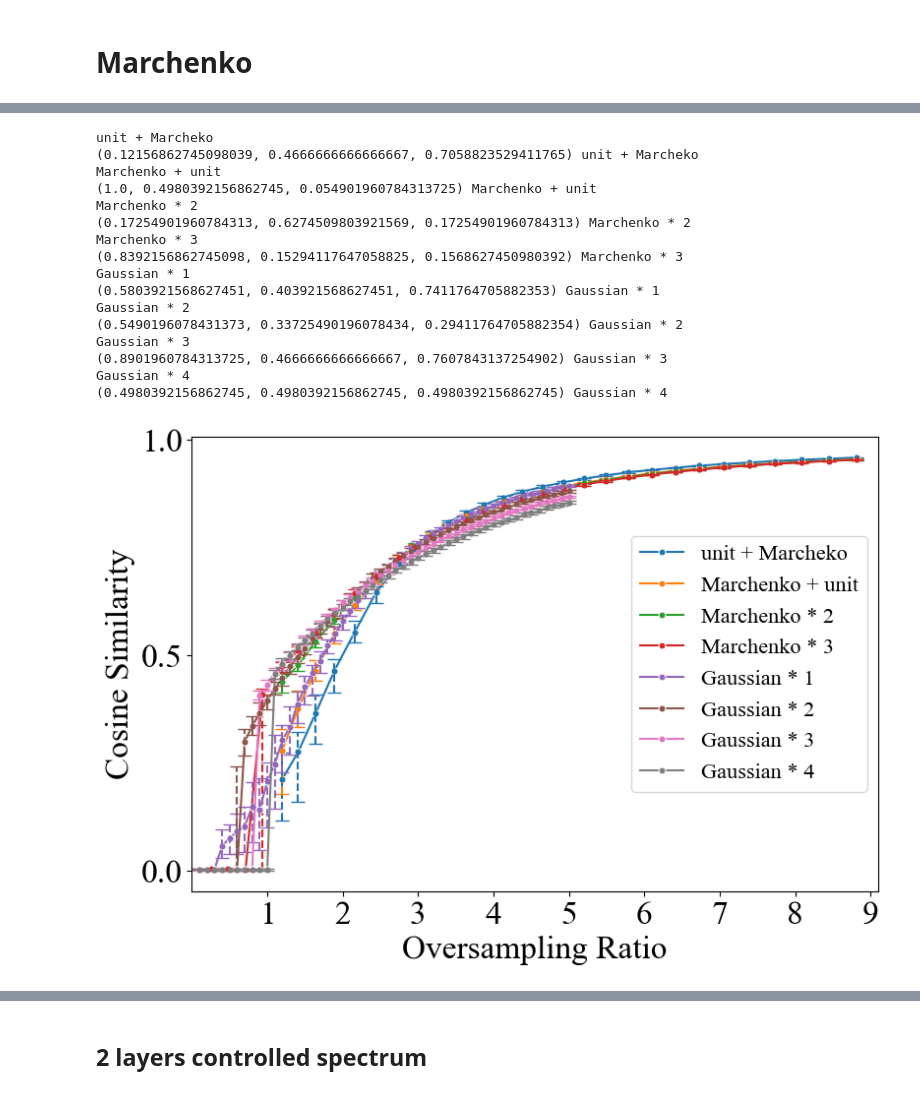
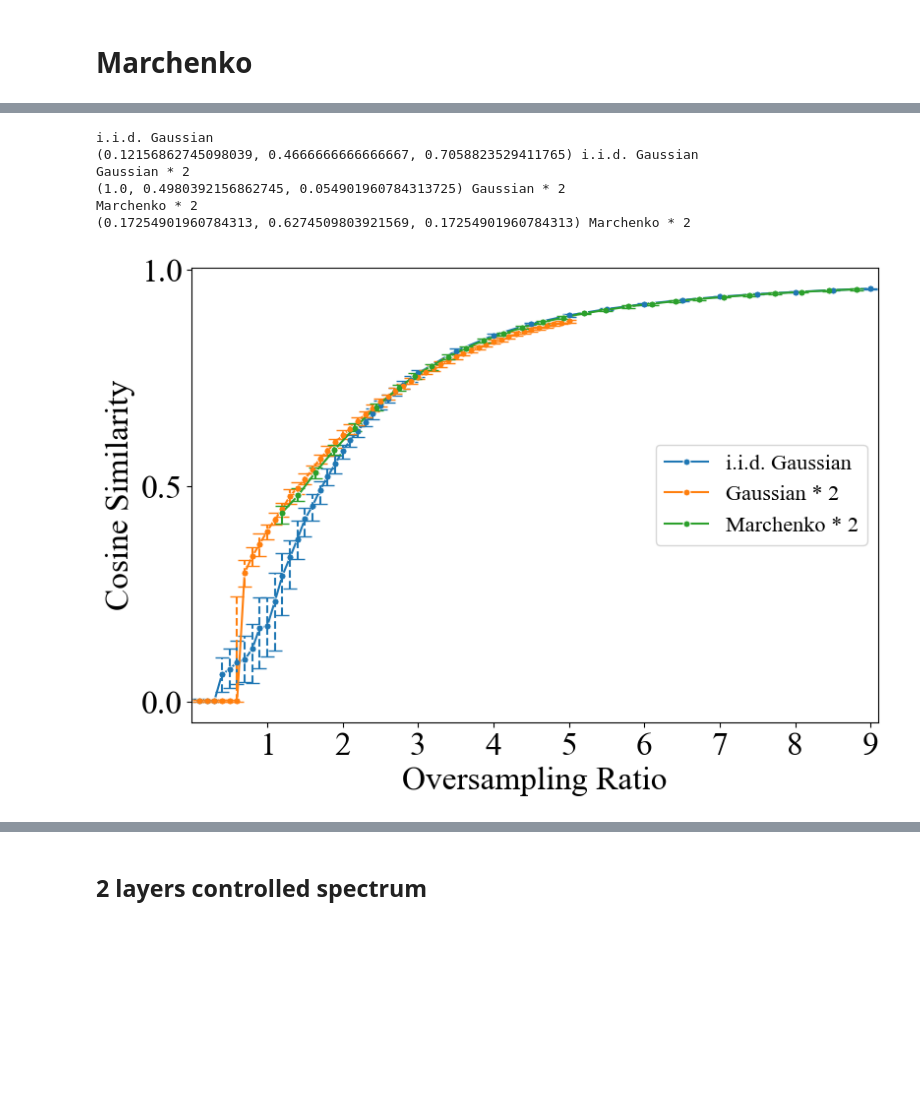
Before and after one commit to zhiyhucode/deepinv, a Jupyter notebook: experimental/notebooks/visualization.ipynb, the cells around one changed output, grey strips where cells are left out. Cells and saved outputs as stored; diff of their text form; code cells hidden in the pictures; blank space fills up the shorter version.

```diff
--- a/experimental/notebooks/visualization.ipynb
+++ b/experimental/notebooks/visualization.ipynb
@@ -989,95 +984,43 @@ clean_df([df_uniform_marchenko, df_marchenko_uniform, df_marchenko_uniform_unifo
 # %%
 # plot
 plot_error_bars(
     oversamplings=[
-        #df_gaussian["oversampling_ratio"],
-        df_uniform_marchenko["oversampling_ratio"],
-        df_marchenko_uniform["oversampling_ratio"],
-        # df_marchenko_uniform_uniform["oversampling_ratio"],
+        df_gaussian["oversampling_ratio"],
+        df_gaussian_2["oversampling_ratio"],
         df_marchenko_square["oversampling_ratio"],
-        df_marchenko_cubic["oversampling_ratio"],
-        # df_marchenko_5["oversampling_ratio"],
-        # df_marchenko_6["oversampling_ratio"],
-        df_gaussian_1["oversampling_ratio"],
-        df_gaussian_2["oversampling_ratio"],
-        df_gaussian_3["oversampling_ratio"],
-        df_gaussian_4["oversampling_ratio"],
-        # df_uniform_phase["oversampling_ratio"],
-        # df_semicircle_02["oversampling_ratio"],
-        # df_semicircle_04["oversampling_ratio"],
-        # df_semicircle_06["oversampling_ratio"],
-        # df_semicircle_08["oversampling_ratio"],
     ],
     datasets=[
-        #df_gaussian,
-        df_uniform_marchenko,
-        df_marchenko_uniform,
-        # df_marchenko_uniform_uniform,
+        df_gaussian,
+        df_gaussian_2,
         df_marchenko_square,
-        df_marchenko_cubic,
-        # df_marchenko_5,
-        # df_marchenko_6,
-        df_gaussian_1,
-        df_gaussian_2,
-        df_gaussian_3,
-        df_gaussian_4,
-        # df_uniform_phase,
-        # df_semicircle_02,
-        # df_semicircle_04,
-        # df_semicircle_06,
-        # df_semicircle_08,
     ],
     labels=[
-        #"i.i.d. Gaussian",
-        "unit + Marcheko",
-        "Marchenko + unit",
-        # "Marchenko + unit + unit",
+        "i.i.d. Gaussian",
+        "Gaussian * 2",
         "Marchenko * 2",
-        "Marchenko * 3",
-        # "Marchenko * 5",
-        # "Marchenko * 6",
-        "Gaussian * 1",
-        "Gaussian * 2",
-        "Gaussian * 3",
-        "Gaussian * 4",
-        # "uniform phase",
-        # "semicircle 0.2",
-        # "semicircle 0.4",
-        # "semicircle 0.6",
-        # "semicircle 0.8",
     ],
     #title="Performance Comparison of Different Number of Layers",
     #save="layers_gd_spec.svg",
     figsize=(9,6),
     plot="n_layers",
     xlim=(0.0,9.1),
     xticks=[1,2,3,4,5,6,7,8,9],
     yticks=[0.0,0.5,1.0],
     legend_loc="center right",
     labelsize=24,
     fontsize=16,
     #save_dir='paper/figures/layers.pdf',
     ticksize=24,
     transparent=True
 )
 # %% [output]
-unit + Marcheko
-(0.12156862745098039, 0.4666666666666667, 0.7058823529411765) unit + Marcheko
-Marchenko + unit
-(1.0, 0.4980392156862745, 0.054901960784313725) Marchenko + unit
+i.i.d. Gaussian
+(0.12156862745098039, 0.4666666666666667, 0.7058823529411765) i.i.d. Gaussian
+Gaussian * 2
+(1.0, 0.4980392156862745, 0.054901960784313725) Gaussian * 2
 Marchenko * 2
 (0.17254901960784313, 0.6274509803921569, 0.17254901960784313) Marchenko * 2
-Marchenko * 3
-(0.8392156862745098, 0.15294117647058825, 0.1568627450980392) Marchenko * 3
-Gaussian * 1
-(0.5803921568627451, 0.403921568627451, 0.7411764705882353) Gaussian * 1
-Gaussian * 2
-(0.5490196078431373, 0.33725490196078434, 0.29411764705882354) Gaussian * 2
-Gaussian * 3
-(0.8901960784313725, 0.4666666666666667, 0.7607843137254902) Gaussian * 3
-Gaussian * 4
-(0.4980392156862745, 0.4980392156862745, 0.4980392156862745) Gaussian * 4
-[figure, old version]
+[figure, new version]
 # %%
 # plot
 plot_error_bars(
```
Also changed, not shown: parts of 22 cells of this notebook, 22 other files.
